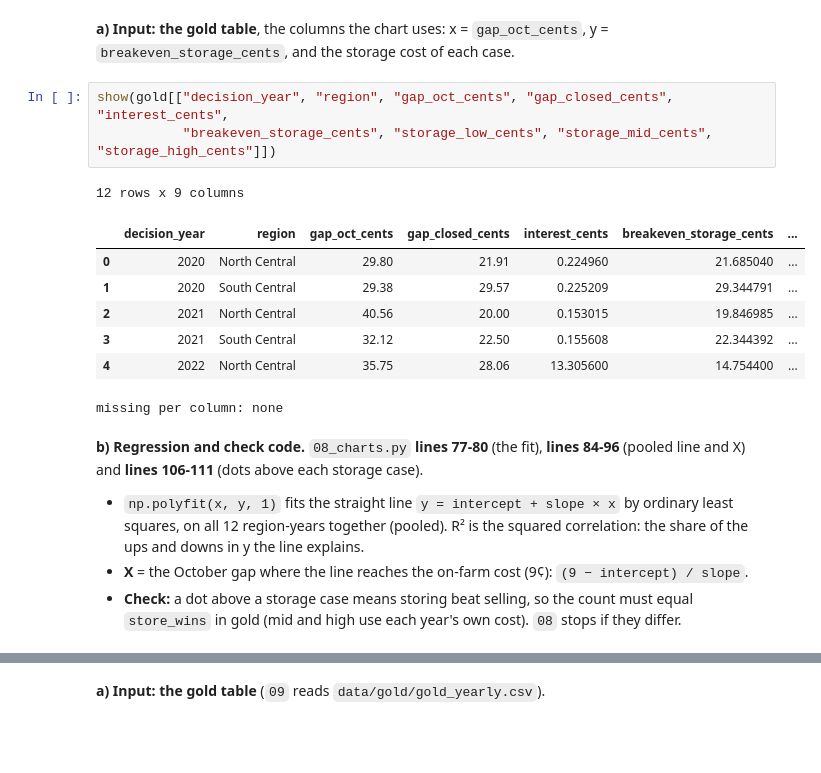
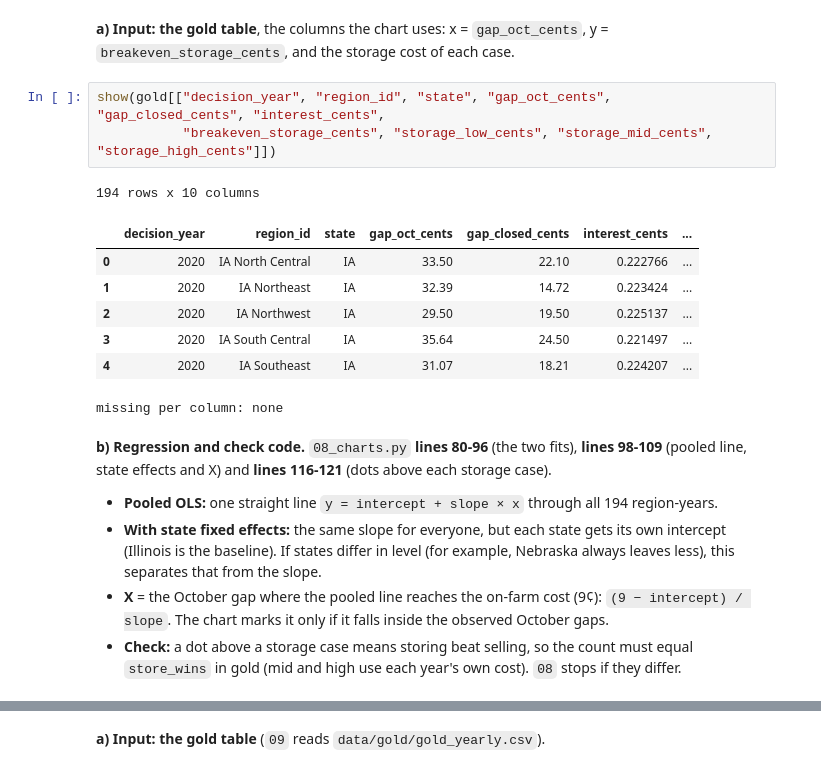
Before and after one commit to Jessie-Ren699/corn-storage-basis, a Jupyter notebook: notebooks/00_walkthrough.ipynb, the cells around one changed output, grey strips where cells are left out. Drawn from its saved outputs; the diff is of its cells as text; blank space fills up the shorter version.

```diff
--- a/notebooks/00_walkthrough.ipynb
+++ b/notebooks/00_walkthrough.ipynb
@@ -717,24 +753,26 @@ is more left over to pay for storage by April? "Left over" is `breakeven_storage
 **a) Input: the gold table**, the columns the chart uses: x = `gap_oct_cents`, y = `breakeven_storage_cents`, and the
 storage cost of each case.
 # %%
-show(gold[["decision_year", "region", "gap_oct_cents", "gap_closed_cents", "interest_cents",
+show(gold[["decision_year", "region_id", "state", "gap_oct_cents", "gap_closed_cents", "interest_cents",
            "breakeven_storage_cents", "storage_low_cents", "storage_mid_cents", "storage_high_cents"]])
 # %% [output]
-12 rows x 9 columns
+194 rows x 10 columns
-|  | decision_year | region | gap_oct_cents | gap_closed_cents | interest_cents | breakeven_storage_cents | ... |
-| 0 | 2020 | North Central | 29.80 | 21.91 | 0.224960 | 21.685040 | ... |
-| 1 | 2020 | South Central | 29.38 | 29.57 | 0.225209 | 29.344791 | ... |
-| 2 | 2021 | North Central | 40.56 | 20.00 | 0.153015 | 19.846985 | ... |
-| 3 | 2021 | South Central | 32.12 | 22.50 | 0.155608 | 22.344392 | ... |
-| 4 | 2022 | North Central | 35.75 | 28.06 | 13.305600 | 14.754400 | ... |
+|  | decision_year | region_id | state | gap_oct_cents | gap_closed_cents | interest_cents | ... |
+| 0 | 2020 | IA North Central | IA | 33.50 | 22.10 | 0.222766 | ... |
+| 1 | 2020 | IA Northeast | IA | 32.39 | 14.72 | 0.223424 | ... |
+| 2 | 2020 | IA Northwest | IA | 29.50 | 19.50 | 0.225137 | ... |
+| 3 | 2020 | IA South Central | IA | 35.64 | 24.50 | 0.221497 | ... |
+| 4 | 2020 | IA Southeast | IA | 31.07 | 18.21 | 0.224207 | ... |
 missing per column: none
 # %% [markdown]
-**b) Regression and check code.** `08_charts.py` **lines 77-80** (the fit), **lines 84-96** (pooled line and X) and
-**lines 106-111** (dots above each storage case).
+**b) Regression and check code.** `08_charts.py` **lines 80-96** (the two fits), **lines 98-109** (pooled line, state
+effects and X) and **lines 116-121** (dots above each storage case).
 
-- `np.polyfit(x, y, 1)` fits the straight line `y = intercept + slope × x` by ordinary least squares, on all 12
-  region-years together (pooled). R² is the squared correlation: the share of the ups and downs in y the line explains.
-- **X** = the October gap where the line reaches the on-farm cost (9¢): `(9 − intercept) / slope`.
+- **Pooled OLS:** one straight line `y = intercept + slope × x` through all 194 region-years.
+- **With state fixed effects:** the same slope for everyone, but each state gets its own intercept (Illinois is the
+  baseline). If states differ in level (for example, Nebraska always leaves less), this separates that from the slope.
+- **X** = the October gap where the pooled line reaches the on-farm cost (9¢): `(9 − intercept) / slope`. The chart marks
+  it only if it falls inside the observed October gaps.
 - **Check:** a dot above a storage case means storing beat selling, so the count must equal `store_wins` in gold (mid and
   high use each year's own cost). `08` stops if they differ.
 # %%
```
Also changed, not shown: parts of 36 cells of this notebook, 12 other files.
